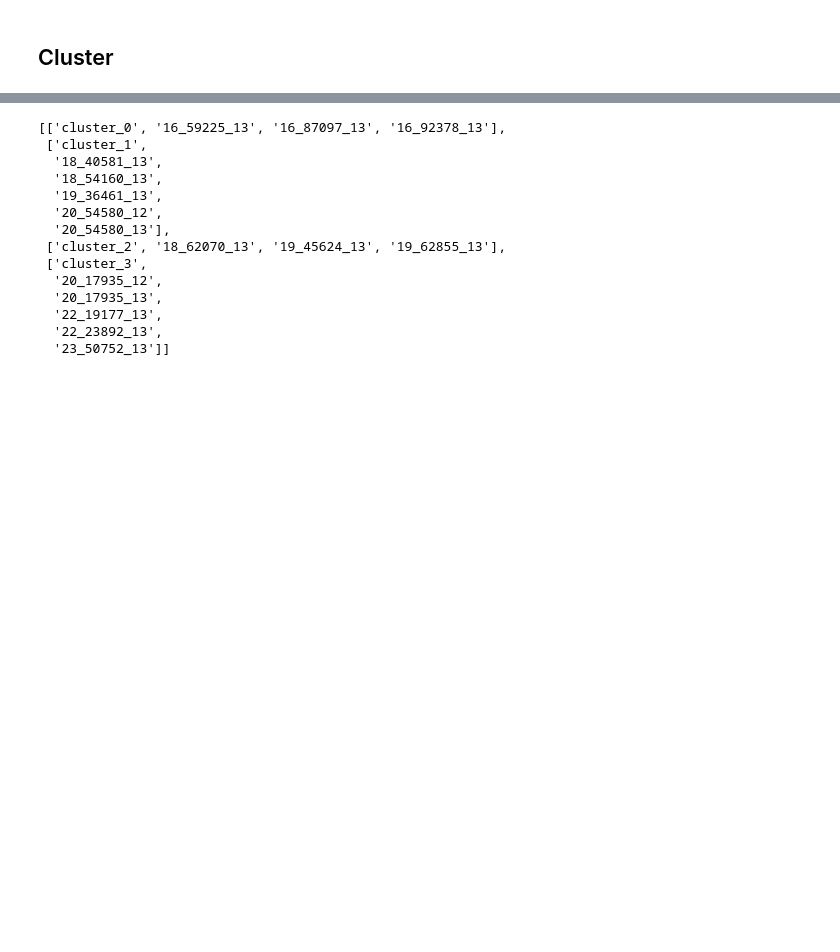
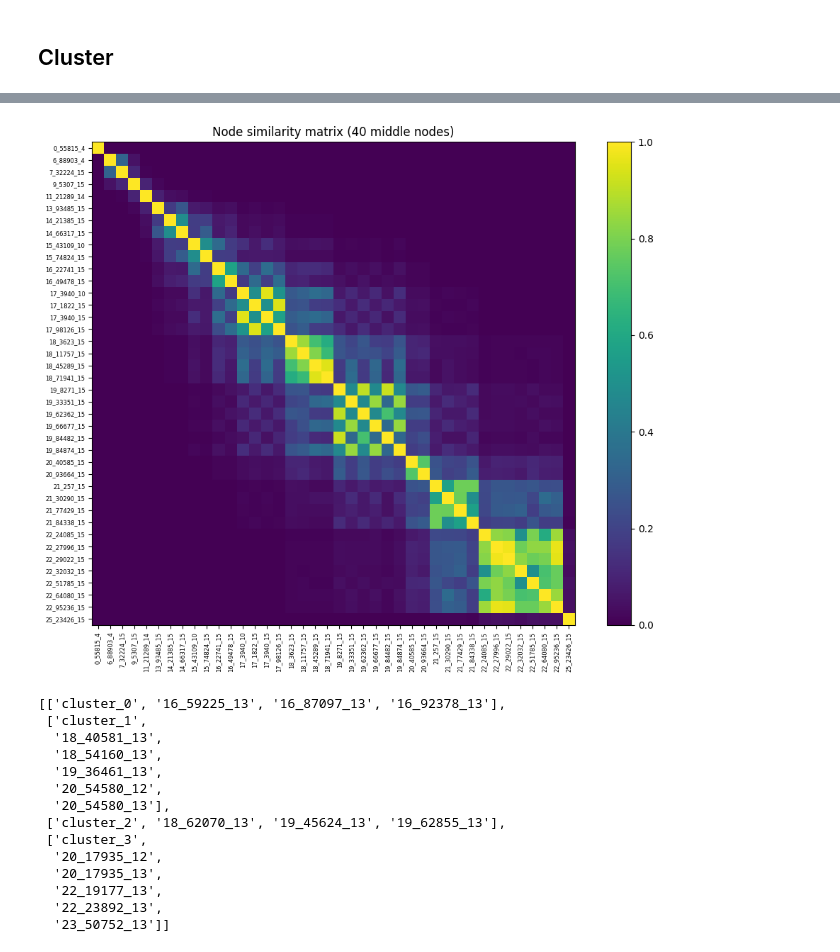
Before and after one commit to IamKrill1n/circuit-tracer, a Jupyter notebook: demos/subgraph_demo.ipynb, the cells around one changed output, grey strips where cells are left out. Cells and saved outputs as stored; diff of their text form; code cells hidden in the pictures; blank space fills up the shorter version.

```diff
--- a/demos/subgraph_demo.ipynb
+++ b/demos/subgraph_demo.ipynb
@@ -122,13 +122,13 @@ saved austin_plt -> temp_graph_files/austin_plt.json (nodes=5387)
 # %%
 from summarization.prune import prune_graph_pipeline
 from summarization.prune import load_prune_graph
-prune_graph = load_prune_graph('/home/tu/circuit-tracer/eval_outputs/prune/subgraph/clt-hp/softmax/node_0.10/clt-hp-p18-fact-the-capital-of-20260501-162458-443921_prune_graph.pt')
+prune_graph = load_prune_graph('subgraph/cache/clt-hp-p02-fact-the-currency-of-the-country-where-the-eiffel-tower-is-l-1c1afce3f565ff66.pt')
 # token_weights = [0, 0.0000, 0.0000, 0.0727, 0.1665, 0.1161, 0.0596, 0.0306, 0.0342, 0.0000,
 #         0.0158, 0.0900, 0.3389, 0.0756]
 # 1) Build prune_graph as usual
 # prune_graph = prune_graph_pipeline(
 #     json_path="temp_graph_files/clt-hp/clt-hp-p05-fact-the-language-spoken-20260424-171104-257980.json",
-#     token_weights = token_weights,
+#     token_weights = ,
 #     logit_weights="target",
 #     node_influence_threshold=0.7,
 #     node_relevance_threshold=0.7,
@@ -154,7 +156,3 @@ Edges with weight < 0: 1060
 # %% [markdown]
 ## Cluster
-# %%
-from summarization.prune import save_prune_graph, load_prune_graph
-# save_prune_graph(prune_graph, "subgraph/austin_clt_clean_5_9_5.pt")
-prune_graph = load_prune_graph("subgraph/austin_clt_clean_5_9_5.pt")
 # %%
@@ -184 +280,5 @@ best score: 0.824828365033692
+# %%
+plot_similarity_matrix(prune_graph)
+# %% [output]
+[figure, added]
 # %%
```
Also changed, not shown: parts of 5 cells of this notebook, 12 other files.
